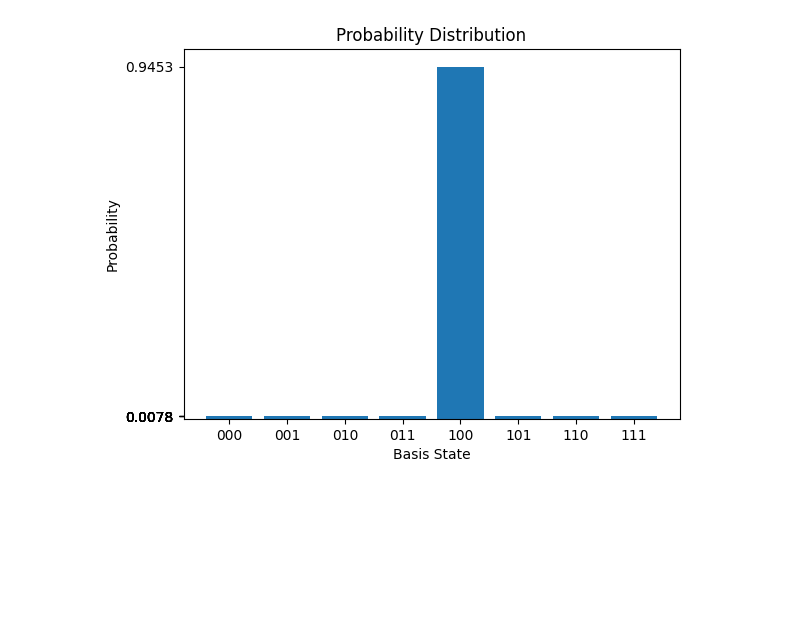
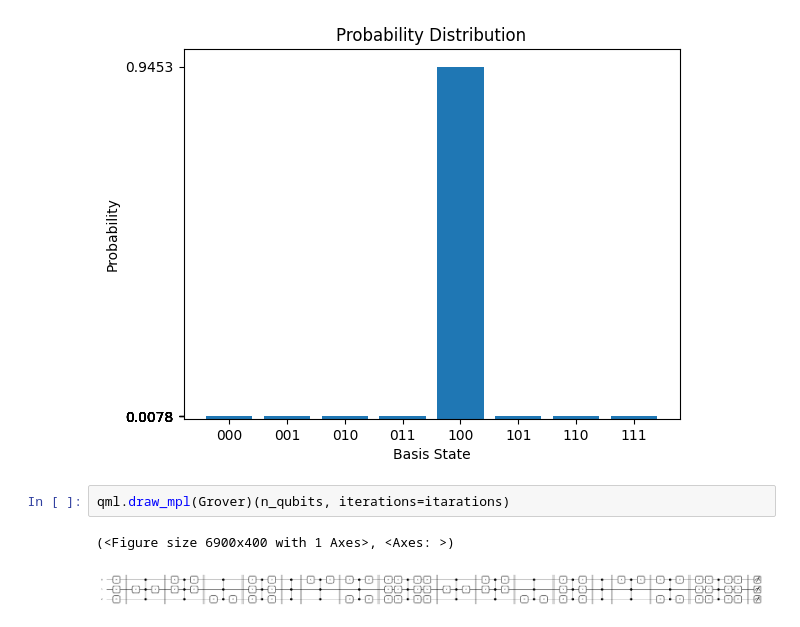
Before and after one commit to RafaelaAntunes17/Trabalho_IC, a Jupyter notebook: 3-SAT.ipynb, the cells around one changed output. Cells and saved outputs as stored; diff of their text form; blank space fills up the shorter version.

```diff
--- a/3-SAT.ipynb
+++ b/3-SAT.ipynb
@@ -173,3 +173,8 @@ plt.title("Probability Distribution")
 # %% [output]
 Text(0.5, 1.0, 'Probability Distribution')
 [figure]
+# %%
+qml.draw_mpl(Grover)(n_qubits, iterations=itarations)
+# %% [output]
+(<Figure size 6900x400 with 1 Axes>, <Axes: >)
+[figure, added]
```
